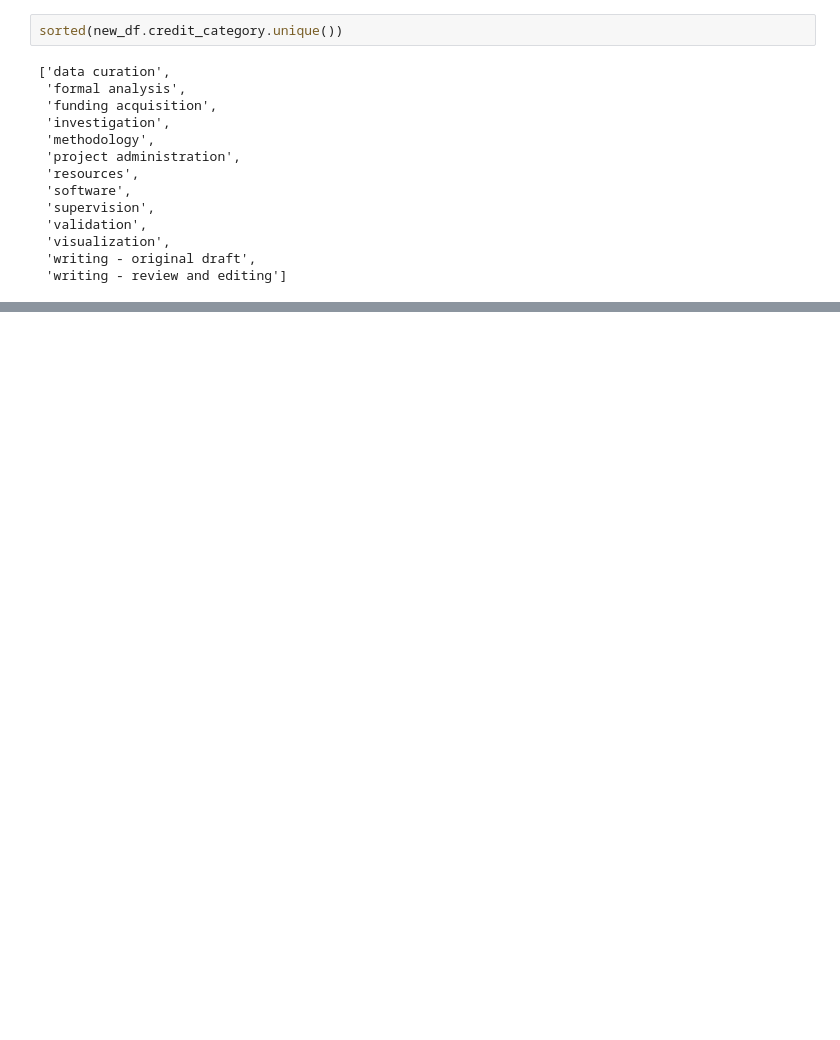
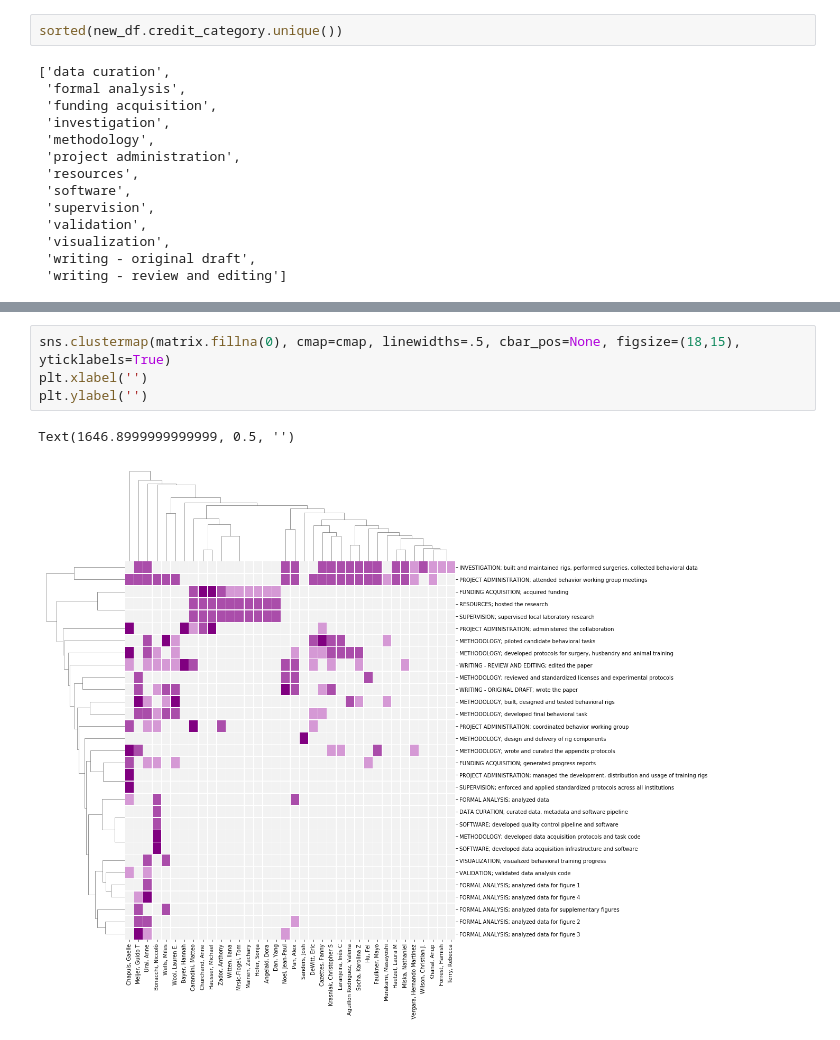
Before and after one commit to int-brain-lab/paper-behavior, a Jupyter notebook: authorship/Authorship and contribution for IBL behavior paper.ipynb, the cells around one changed output, grey strips where cells are left out. Cells and saved outputs as stored; diff of their text form; blank space fills up the shorter version.

```diff
--- a/authorship/Authorship and contribution for IBL behavior paper.ipynb
+++ b/authorship/Authorship and contribution for IBL behavior paper.ipynb
@@ -156,0 +163,7 @@ sorted(new_df.task.unique())
+# %%
+sns.clustermap(matrix.fillna(0), cmap=cmap, linewidths=.5, cbar_pos=None, figsize=(18,15), yticklabels=True)
+plt.xlabel('')
+plt.ylabel('')
+# %% [output]
+Text(1646.8999999999999, 0.5, '')
+[figure, added]
```
Also changed, not shown: parts of 7 cells of this notebook, 1 other file.
